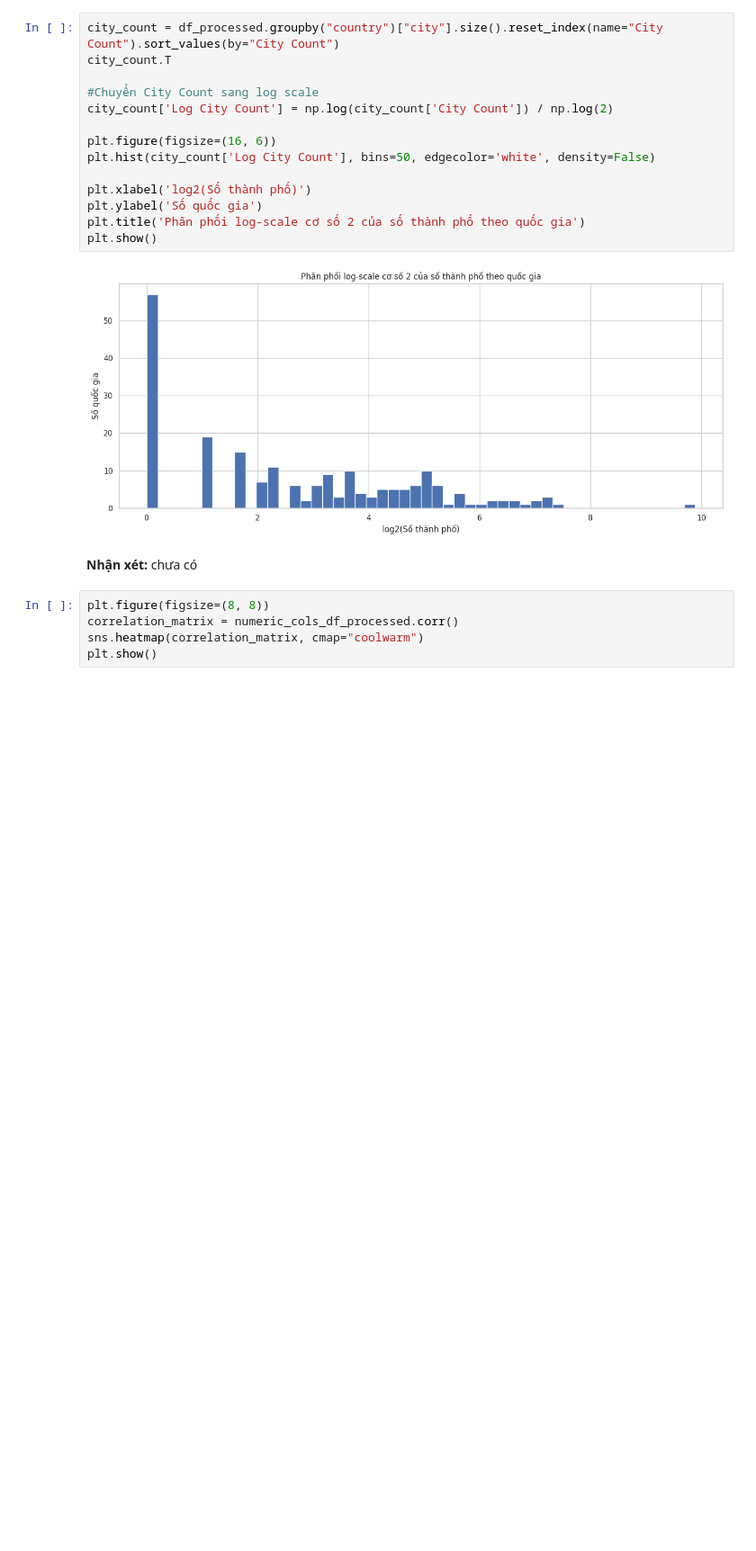
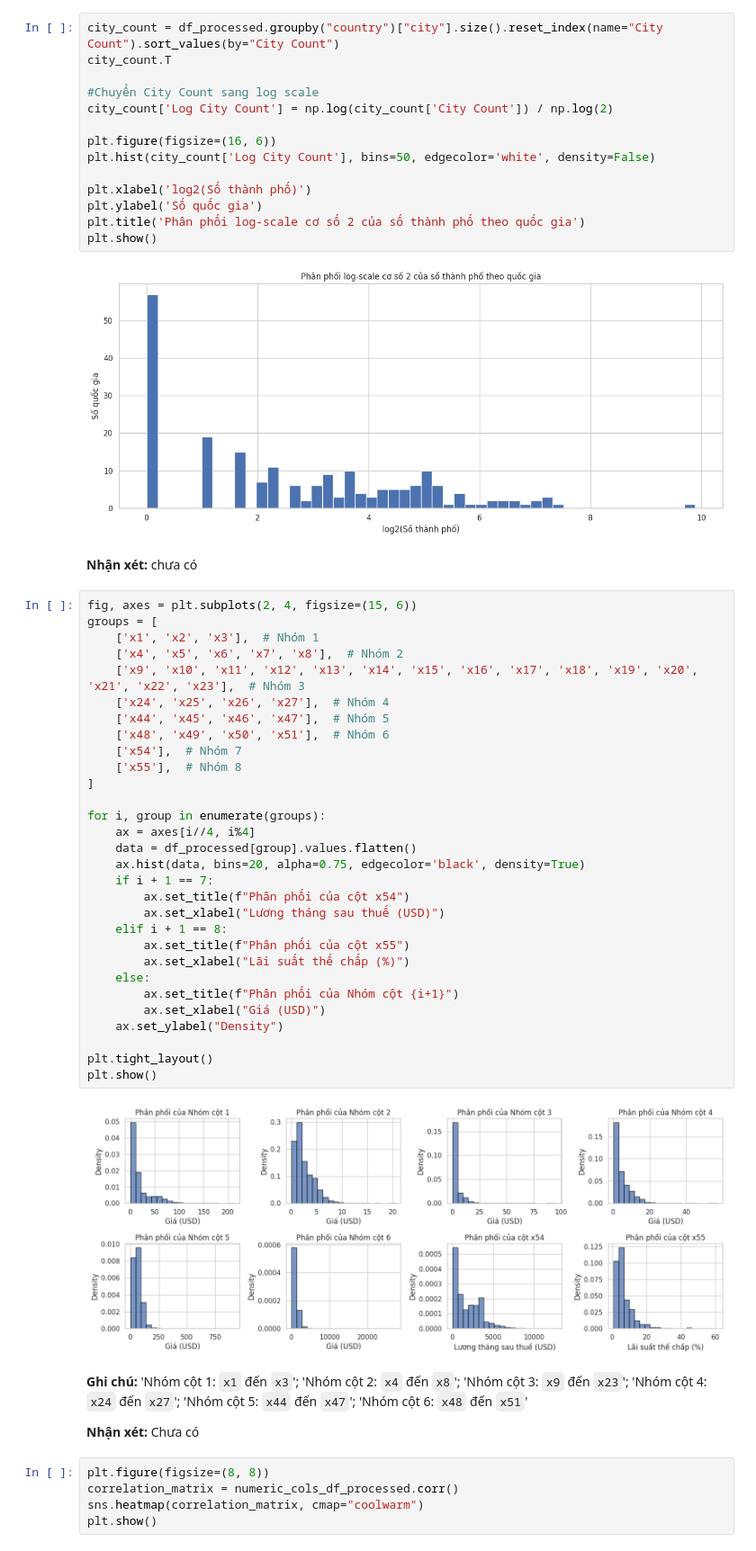
Before and after one commit to HieuTam/P4DS-Global_Cost_of_Living, a Jupyter notebook: FinalProject.ipynb, the cells around one changed output. Shown at 90% size. Cells and saved outputs as stored; diff of their text form; blank space fills up the shorter version.

Commit message:
Cập nhật Historgram cho Density nhóm các cột

````diff
--- a/FinalProject.ipynb
+++ b/FinalProject.ipynb
@@ -420,6 +420,42 @@ fig.update_layout(bargap=0.1,
 fig.show()
 ```
 -->
+# %%
+fig, axes = plt.subplots(2, 4, figsize=(15, 6))
+groups = [
+    ['x1', 'x2', 'x3'],  # Nhóm 1
+    ['x4', 'x5', 'x6', 'x7', 'x8'],  # Nhóm 2
+    ['x9', 'x10', 'x11', 'x12', 'x13', 'x14', 'x15', 'x16', 'x17', 'x18', 'x19', 'x20', 'x21', 'x22', 'x23'],  # Nhóm 3
+    ['x24', 'x25', 'x26', 'x27'],  # Nhóm 4
+    ['x44', 'x45', 'x46', 'x47'],  # Nhóm 5
+    ['x48', 'x49', 'x50', 'x51'],  # Nhóm 6
+    ['x54'],  # Nhóm 7
+    ['x55'],  # Nhóm 8
+]
+
+for i, group in enumerate(groups):
+    ax = axes[i//4, i%4]
+    data = df_processed[group].values.flatten()
+    ax.hist(data, bins=20, alpha=0.75, edgecolor='black', density=True)
+    if i + 1 == 7:
+        ax.set_title(f"Phân phối của cột x54")
+        ax.set_xlabel("Lương tháng sau thuế (USD)")
+    elif i + 1 == 8:
+        ax.set_title(f"Phân phối của cột x55")
+        ax.set_xlabel("Lãi suất thế chấp (%)")
+    else:
+        ax.set_title(f"Phân phối của Nhóm cột {i+1}")
+        ax.set_xlabel("Giá (USD)")
+    ax.set_ylabel("Density")
+
+plt.tight_layout()
+plt.show()
+# %% [output]
+[figure, added]
+# %% [markdown]
+**Ghi chú:** 'Nhóm cột 1: `x1` đến `x3`'; 'Nhóm cột 2: `x4` đến `x8`'; 'Nhóm cột 3: `x9` đến `x23`'; 'Nhóm cột 4: `x24` đến `x27`'; 'Nhóm cột 5: `x44` đến `x47`'; 'Nhóm cột 6: `x48` đến `x51`'
+
+**Nhận xét:** Chưa có
 # %%
 plt.figure(figsize=(8, 8))
 correlation_matrix = numeric_cols_df_processed.corr()
````
